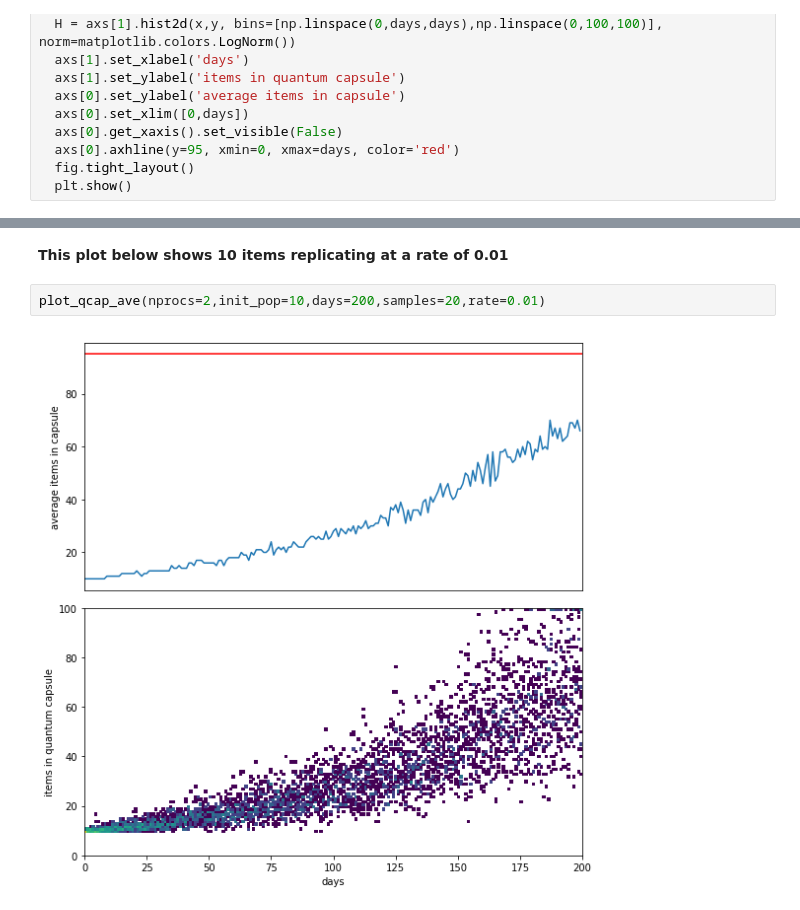
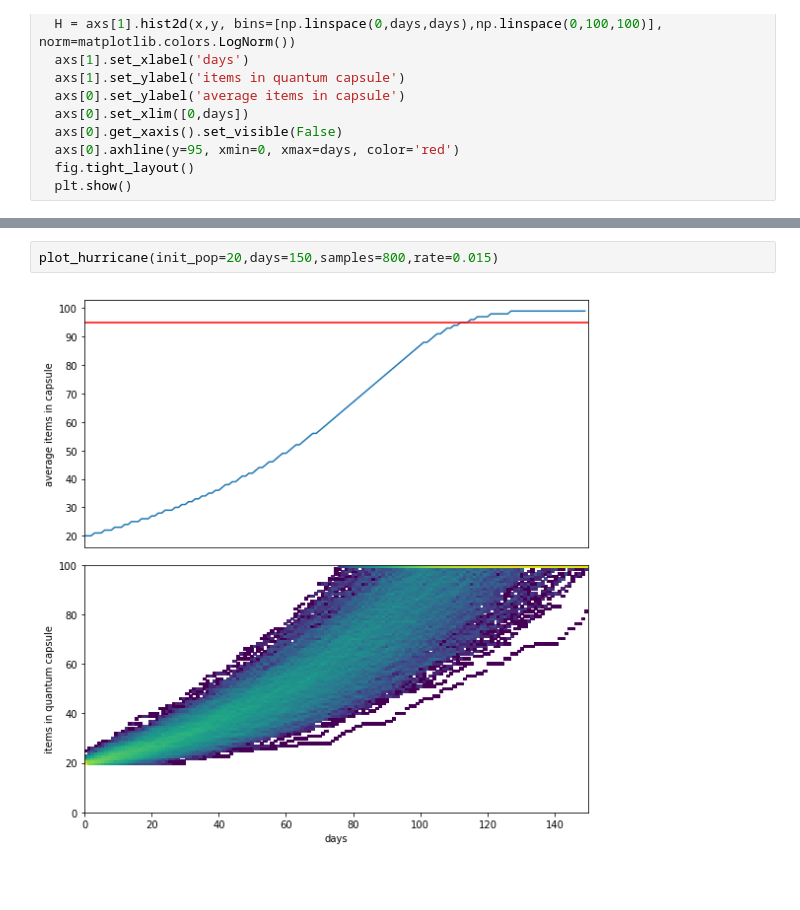
Before and after one commit to bangsudo/bangsudo.github.io, a Jupyter notebook: capsule2.ipynb, the cells around one changed output, grey strips where cells are left out. Cells and saved outputs as stored; diff of their text form; blank space fills up the shorter version.

```diff
--- a/capsule2.ipynb
+++ b/capsule2.ipynb
@@ -101,6 +81,4 @@ plot_qcap_ave(nprocs=2,init_pop=10,days=200,samples=20)
-# %% [markdown]
-**This plot below shows 10 items replicating at a rate of 0.01**
 # %%
-plot_qcap_ave(nprocs=2,init_pop=10,days=200,samples=20,rate=0.01)
+plot_hurricane(init_pop=20,days=150,samples=800,rate=0.015)
 # %% [output]
-[figure, old version]
+[figure, new version]
```
Also changed, not shown: parts of 8 cells of this notebook.
